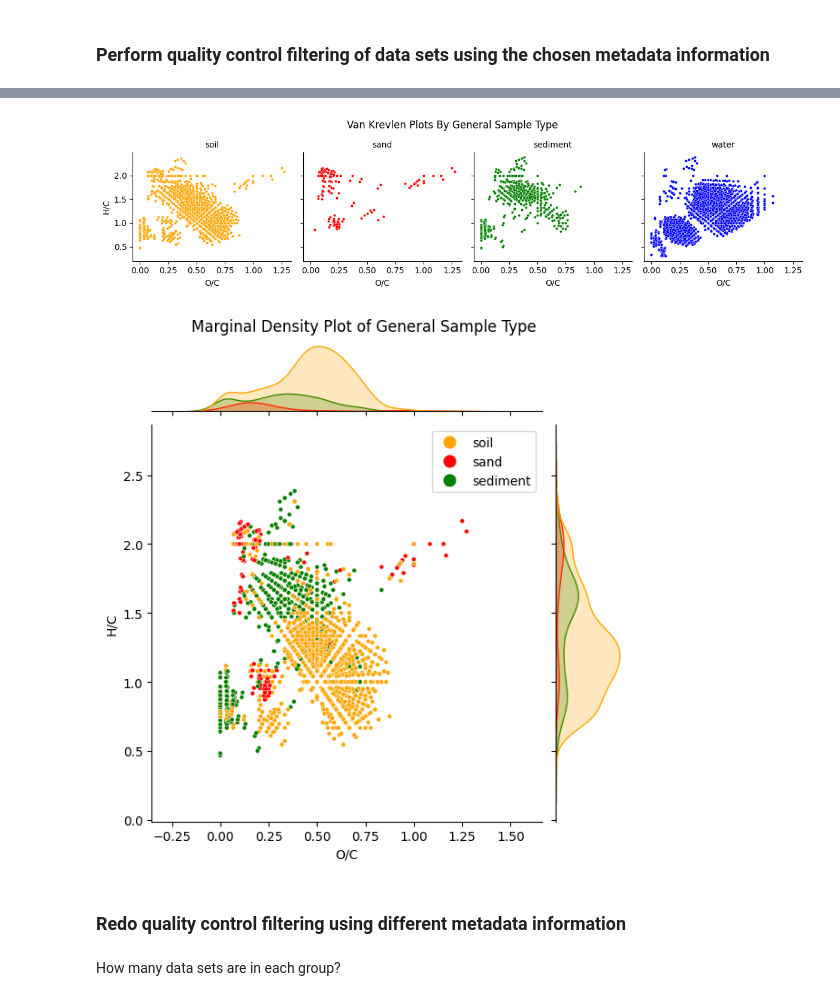
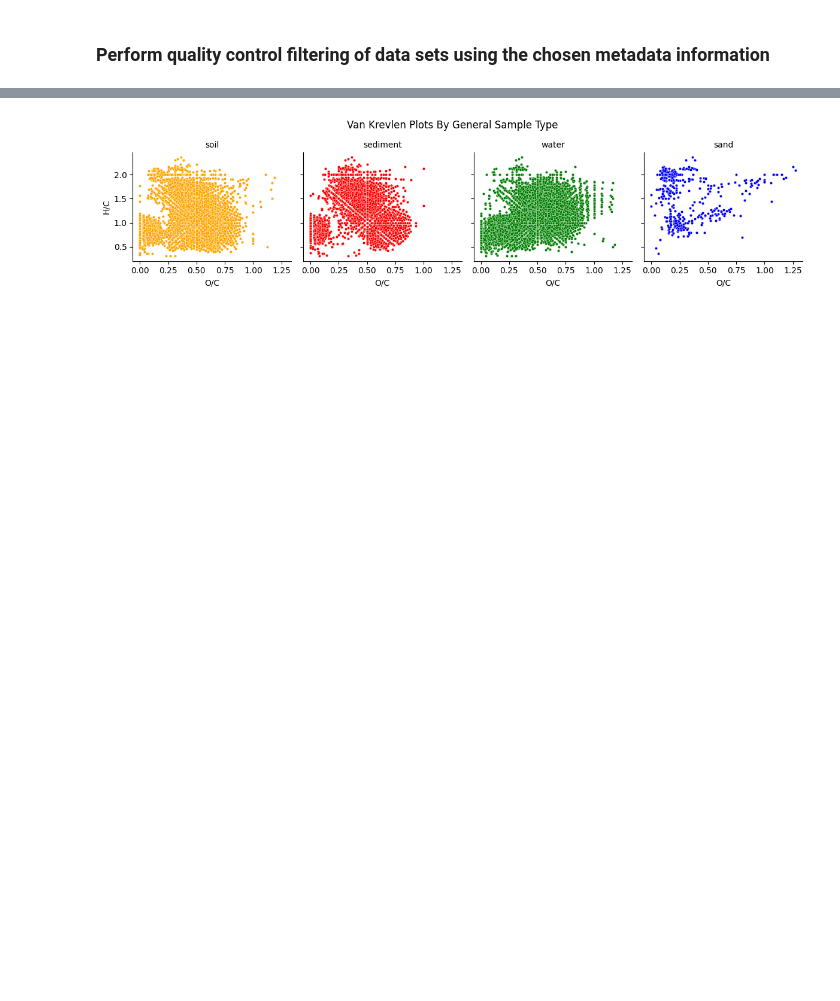
Before and after one commit to microbiomedata/nmdc_notebooks, a Jupyter notebook: NOM_visualizations/python/nom_data.ipynb, the cells around one changed output, grey strips where cells are left out. Cells and saved outputs as stored; diff of their text form; code cells hidden in the pictures; blank space fills up the shorter version.

```diff
--- a/NOM_visualizations/python/nom_data.ipynb
+++ b/NOM_visualizations/python/nom_data.ipynb
@@ -304,6 +333,7 @@ for index, row in final_df.iterrows():
     #save data set level information
     url = row["processed_nom_url"]
     processed=row['processed_nom_id']
+    sample_type=row['sample_type']
 
     try:
 
@@ -342,11 +372,13 @@ for index, row in final_df.iterrows():
 
         #append dictionary
         mol_dict.append({'processed':processed,
-                        'assigned_perc':assigned_perc,
-                        'mol_form':mol_df['Molecular Formula'].to_list(),
-                        'H/C':mol_df['H/C'].to_list(),
-                        'O/C':mol_df['O/C'].to_list(),
-                        'Confidence Score':mol_df['Confidence Score'].to_list()
+                         'sample_type':sample_type,
+                         'assigned_peak_count':assigned,
+                         'assigned_perc':assigned_perc,
+                         'mol_form':mol_df['Molecular Formula'].to_list(),
+                         'H/C':mol_df['H/C'].to_list(),
+                         'O/C':mol_df['O/C'].to_list(),
+                         'Confidence Score':mol_df['Confidence Score'].to_list()
                         })
     #if error print info
     except Exception as e:
@@ -356,7 +388,9 @@ for index, row in final_df.iterrows():
         continue
 
 #turn dictionaries into dataframes
-mol=pd.DataFrame(mol_dict)
+nom_summary_df=pd.DataFrame(mol_dict)
+
+nom_summary_df
 # %% [output]
 Processed 50 rows
 Processed 100 rows
@@ -469,26 +516,28 @@ Perform peak filtering based on confidence score and molecular formula filtering
 # %%
 #histogram of confidence scores for randomly selected samples
-sampled_data_merged.hist("Confidence Score")
+nom_sampled.hist("Confidence Score",bins=np.arange(0,1,0.1))
 plt.title('Confidence Scores from Sampled Data Sets')
 plt.xlabel("Confidence Score")
+plt.xticks(np.arange(0,1,0.1))
 plt.ylabel("Frequency")
 plt.show()
 
 #peak filtering by confidence score
-peak_filt=sampled_data_merged[sampled_data_merged['Confidence Score']>0.75]
+conf_filt=nom_sampled[nom_sampled['Confidence Score']>0.3]
 
 #count for each molecular formula
-mol_counts=peak_filt.value_counts('mol_form').to_frame().reset_index()
+mol_counts=conf_filt.value_counts('mol_form').to_frame().reset_index()
 
 #histogram of molecular formula counts
-mol_counts.hist("count")
+mol_counts.hist("count",bins=np.arange(0,50,5))
 plt.locator_params(axis='x')
 plt.title('Molecular Formula Counts Across Sampled Data Sets')
 plt.xlabel("Number of Occurences Across Data Sets")
+plt.xticks(np.arange(0,50,5))
 plt.ylabel("Number of Molecular Formula")
 plt.show()
 
-#based on this histogram, filter to formulas in more than 5 samples
-mol_counts=mol_counts[mol_counts['count']>=5]
-mol_filter=mol_counts.merge(peak_filt,on=['mol_form'],how="left")
+#based on this histogram, filter to formulas in more than 5 data sets
+mol_counts=mol_counts[mol_counts['count']>5]
+mol_filter=mol_counts.merge(conf_filt,on=['mol_form'],how="left")
 # %% [output]
@@ -532,26 +600,12 @@ plt.legend(handles, type_col_dict, title=grouping_column,
 # %%
-# the same molecular formula will have the same H/C and O/C value in every data set, so dots are only unique on these graphs per sample type
+# the same molecular formula will have the same H/C and O/C value in every data set, so dots are only unique per sample type
 vankrev_data=mol_filter[[grouping_column,'mol_form','H/C','O/C']].drop_duplicates()
 
 #make van krevlen plot
 g=sns.FacetGrid(vankrev_data,col=grouping_column,hue=grouping_column,palette=type_col_dict)
 g.map(sns.scatterplot,'O/C','H/C',s=10)
 g.set_titles(col_template="{col_name}")
 g.figure.suptitle("Van Krevlen Plots By General Sample Type")
 g.figure.subplots_adjust(top=0.8)
-
-#remove water since it overwhelms the plots
-vankrev_subset=vankrev_data[~vankrev_data[grouping_column].str.contains('water')]
-
-#make marginal density plot
-sns.jointplot(data=vankrev_subset, x="O/C", y="H/C", kind="scatter", hue=grouping_column,palette=type_col_dict,s=12)
-plt.legend(markerscale=3)
-plt.suptitle("Marginal Density Plot of General Sample Type",y=1.02)
-plt.show()
 # %% [output]
-[figure, old version]
+[figure, new version]
-[figure, removed]
-# %% [markdown]
-### Redo quality control filtering using different metadata information
-# %% [markdown]
-How many data sets are in each group?
```
Also changed, not shown: parts of 42 cells of this notebook, 4 other files.
